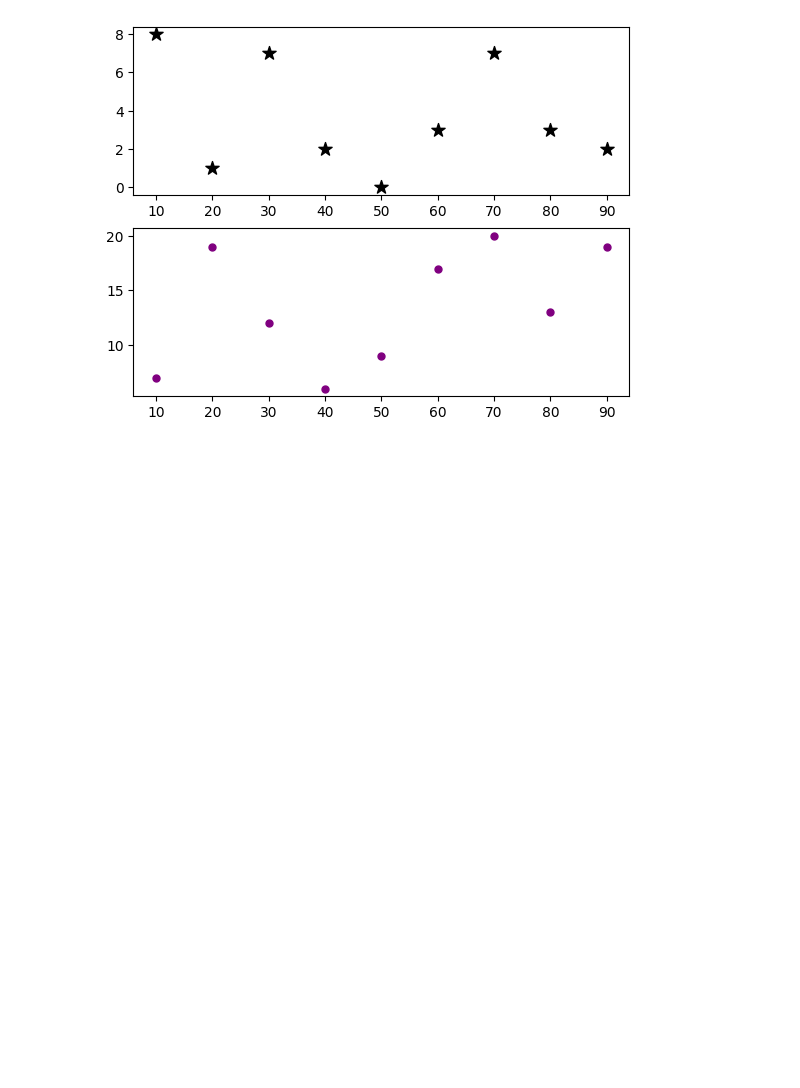
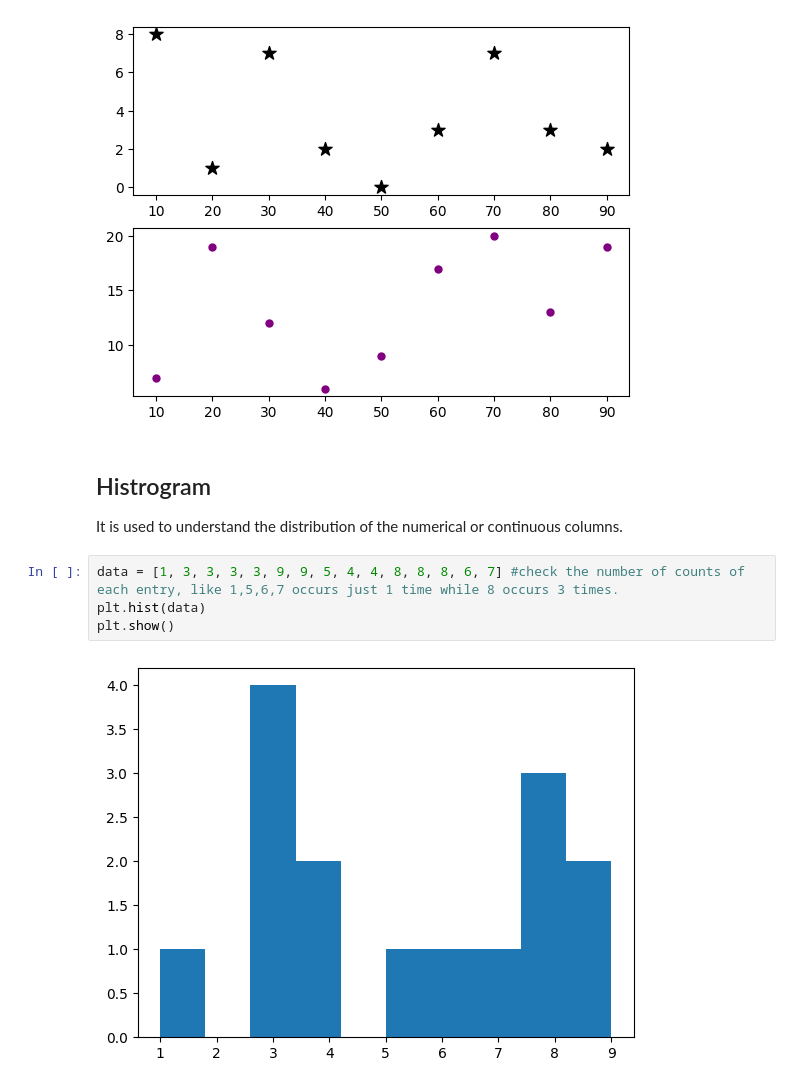
Before and after one commit to Kristina140699/Master-Data-Science-in-Python, a Jupyter notebook: Plots_in_Pandas.ipynb, the cells around one changed output. Saved outputs shown, nothing was run; the diff lists cells and outputs as text; blank space fills up the shorter version.

```diff
--- a/Plots_in_Pandas.ipynb
+++ b/Plots_in_Pandas.ipynb
@@ -217,3 +218,12 @@ plt.scatter(x,b, marker='.', c='purple', s=100)
 plt.show()
 # %% [output]
 [figure]
+# %% [markdown]
+## Histrogram
+It is used to understand the distribution of the numerical or continuous columns.
+# %%
+data = [1, 3, 3, 3, 3, 9, 9, 5, 4, 4, 8, 8, 8, 6, 7] #check the number of counts of each entry, like 1,5,6,7 occurs just 1 time while 8 occurs 3 times.
+plt.hist(data)
+plt.show()
+# %% [output]
+[figure, added]
```
Also changed, not shown: parts of 13 cells of this notebook.
